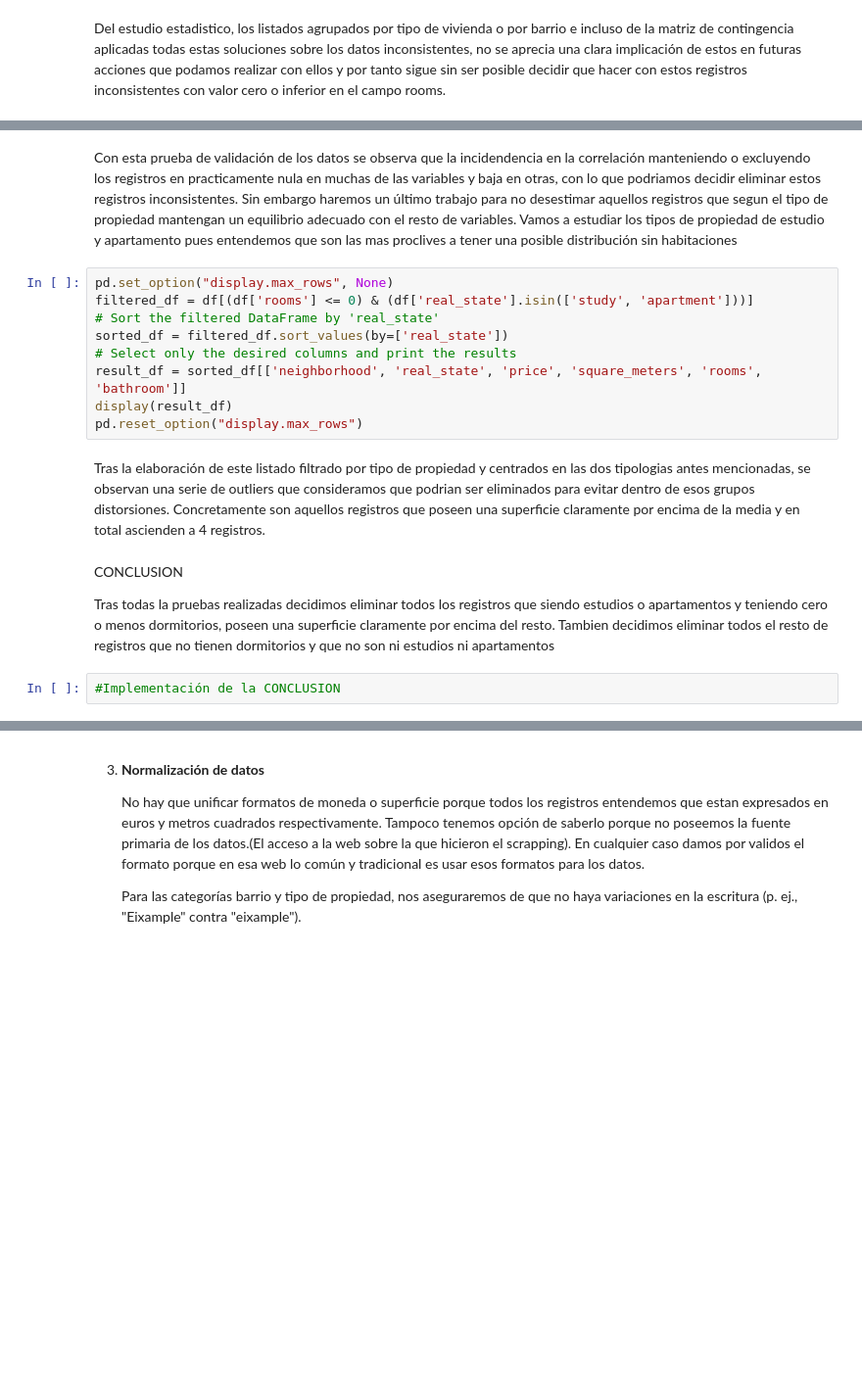
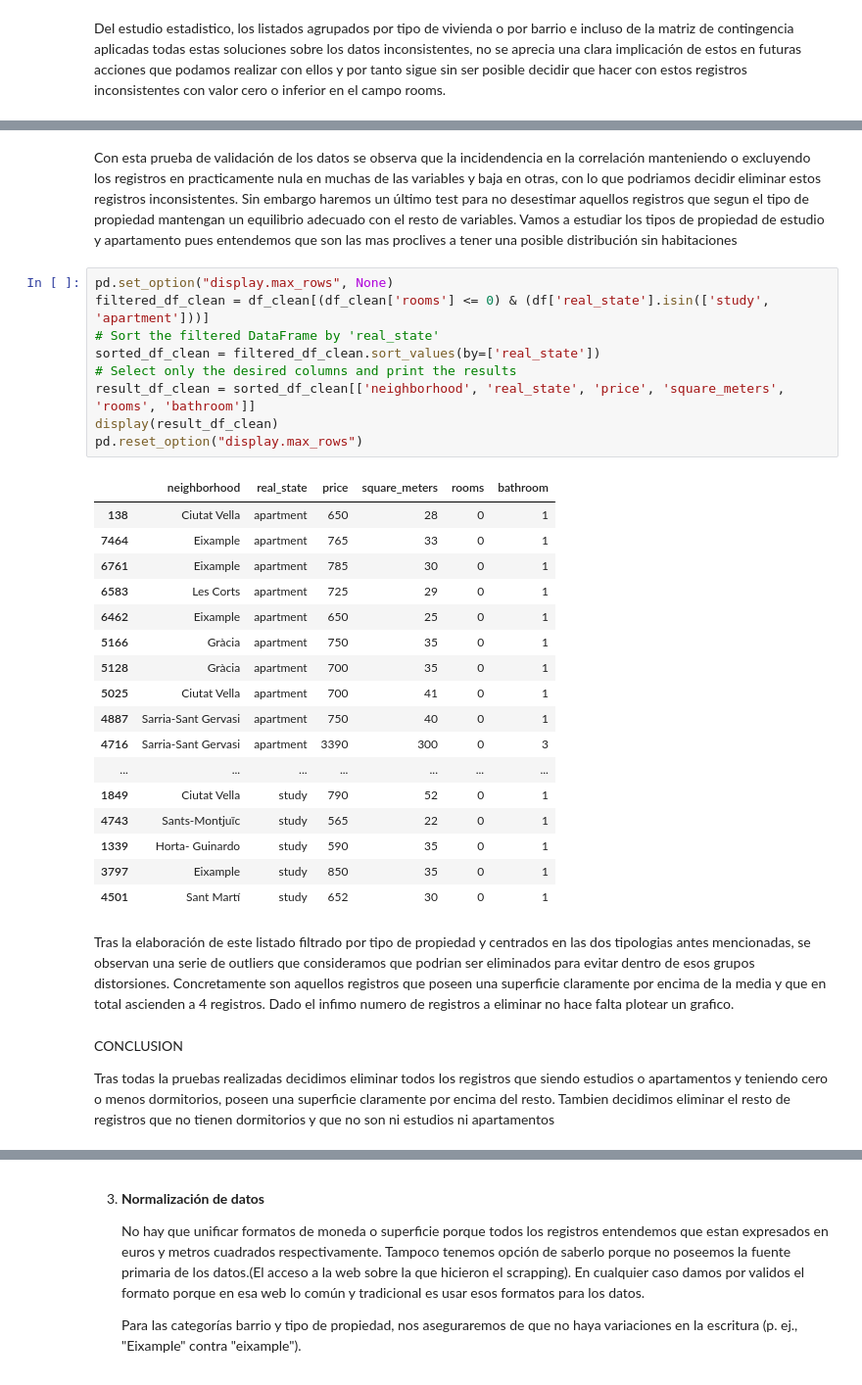
Before and after one commit to PEA-IA-DS-Proyecto-1/HomePricePredictorBCN, a Jupyter notebook: Extracción_y_preparación_de_datos.ipynb, the cells around one changed output, grey strips where cells are left out. Shown at 98% size. Drawn from its saved outputs; the diff is of its cells as text; blank space fills up the shorter version.

```diff
--- a/Extracción_y_preparación_de_datos.ipynb
+++ b/Extracción_y_preparación_de_datos.ipynb
@@ -296,19 +376,35 @@ plt.show()
 # %% [markdown]
-Con esta prueba de validación de los datos se observa que la incidendencia en la correlación manteniendo o excluyendo los registros en practicamente nula en muchas de las variables y baja en otras, con lo que podriamos decidir eliminar estos registros inconsistentes. Sin embargo haremos un último trabajo para no desestimar aquellos registros que segun el tipo de propiedad mantengan un equilibrio adecuado con el resto de variables. Vamos a estudiar los tipos de propiedad de estudio y apartamento pues entendemos que son las mas proclives a tener una posible distribución sin habitaciones
+Con esta prueba de validación de los datos se observa que la incidendencia en la correlación manteniendo o excluyendo los registros en practicamente nula en muchas de las variables y baja en otras, con lo que podriamos decidir eliminar estos registros inconsistentes. Sin embargo haremos un último test para no desestimar aquellos registros que segun el tipo de propiedad mantengan un equilibrio adecuado con el resto de variables. Vamos a estudiar los tipos de propiedad de estudio y apartamento pues entendemos que son las mas proclives a tener una posible distribución sin habitaciones
 # %%
 pd.set_option("display.max_rows", None)
-filtered_df = df[(df['rooms'] <= 0) & (df['real_state'].isin(['study', 'apartment']))]
+filtered_df_clean = df_clean[(df_clean['rooms'] <= 0) & (df['real_state'].isin(['study', 'apartment']))]
 # Sort the filtered DataFrame by 'real_state'
-sorted_df = filtered_df.sort_values(by=['real_state'])
+sorted_df_clean = filtered_df_clean.sort_values(by=['real_state'])
 # Select only the desired columns and print the results
-result_df = sorted_df[['neighborhood', 'real_state', 'price', 'square_meters', 'rooms', 'bathroom']]
-display(result_df)
+result_df_clean = sorted_df_clean[['neighborhood', 'real_state', 'price', 'square_meters', 'rooms', 'bathroom']]
+display(result_df_clean)
 pd.reset_option("display.max_rows")
+# %% [output]
+|  | neighborhood | real_state | price | square_meters | rooms | bathroom |
+| 138 | Ciutat Vella | apartment | 650 | 28 | 0 | 1 |
+| 7464 | Eixample | apartment | 765 | 33 | 0 | 1 |
+| 6761 | Eixample | apartment | 785 | 30 | 0 | 1 |
+| 6583 | Les Corts | apartment | 725 | 29 | 0 | 1 |
+| 6462 | Eixample | apartment | 650 | 25 | 0 | 1 |
+| 5166 | Gràcia | apartment | 750 | 35 | 0 | 1 |
+| 5128 | Gràcia | apartment | 700 | 35 | 0 | 1 |
+| 5025 | Ciutat Vella | apartment | 700 | 41 | 0 | 1 |
+| 4887 | Sarria-Sant Gervasi | apartment | 750 | 40 | 0 | 1 |
+| 4716 | Sarria-Sant Gervasi | apartment | 3390 | 300 | 0 | 3 |
+| ... | ... | ... | ... | ... | ... | ... |
+| 1849 | Ciutat Vella | study | 790 | 52 | 0 | 1 |
+| 4743 | Sants-Montjuïc | study | 565 | 22 | 0 | 1 |
+| 1339 | Horta- Guinardo | study | 590 | 35 | 0 | 1 |
+| 3797 | Eixample | study | 850 | 35 | 0 | 1 |
+| 4501 | Sant Martí | study | 652 | 30 | 0 | 1 |
 # %% [markdown]
-Tras la elaboración de este listado filtrado por tipo de propiedad y centrados en las dos tipologias antes mencionadas, se observan una serie de outliers que consideramos que podrian ser eliminados para evitar dentro de esos grupos distorsiones. Concretamente son aquellos registros que poseen una superficie claramente por encima de la media y en total ascienden a 4 registros.
+Tras la elaboración de este listado filtrado por tipo de propiedad y centrados en las dos tipologias antes mencionadas, se observan una serie de outliers que consideramos que podrian ser eliminados para evitar dentro de esos grupos distorsiones. Concretamente son aquellos registros que poseen una superficie claramente por encima de la media y que en total ascienden a 4 registros. Dado el infimo numero de registros a eliminar no hace falta plotear un grafico.
 # %% [markdown]
 CONCLUSION
 
-Tras todas la pruebas realizadas decidimos eliminar todos los registros que siendo estudios o apartamentos y teniendo cero o menos dormitorios, poseen una superficie claramente por encima del resto. Tambien decidimos eliminar todos el resto de registros que no tienen dormitorios y que no son ni estudios ni apartamentos
+Tras todas la pruebas realizadas decidimos eliminar todos los registros que siendo estudios o apartamentos y teniendo cero o menos dormitorios, poseen una superficie claramente por encima del resto. Tambien decidimos eliminar el resto de registros que no tienen dormitorios y que no son ni estudios ni apartamentos
-# %%
-#Implementación de la CONCLUSION
```
Also changed, not shown: parts of 20 cells of this notebook.
